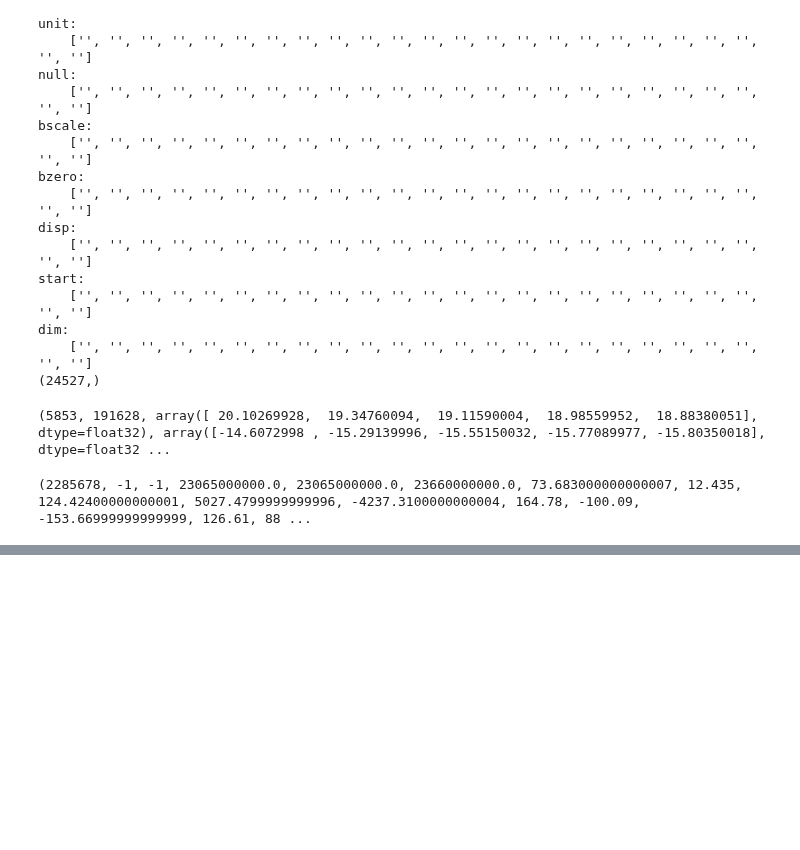
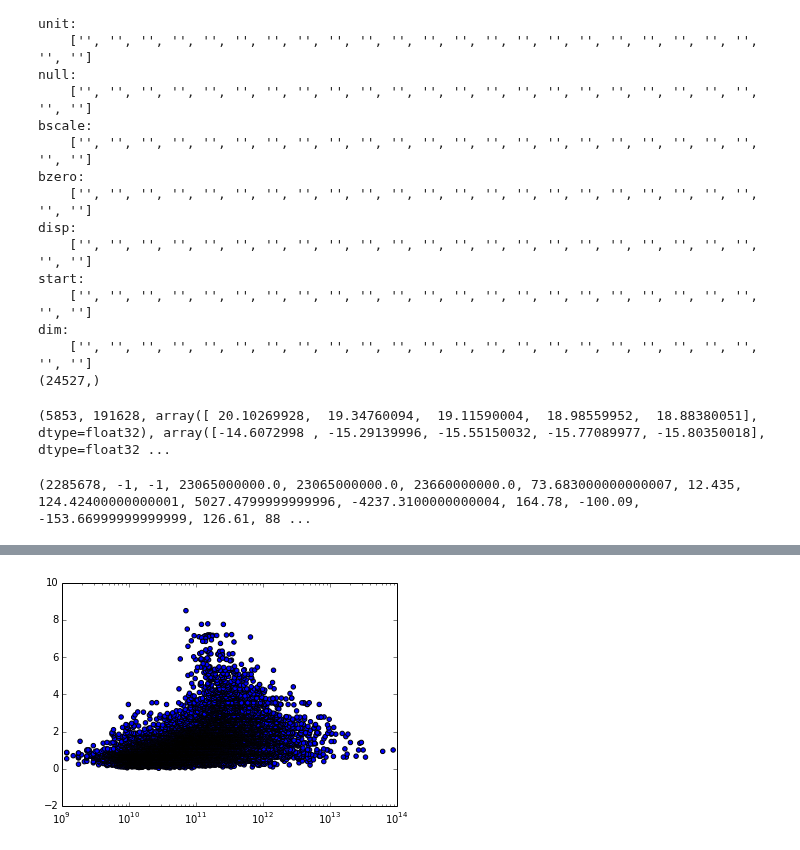
Before and after one commit to Ravirajadrangi/ClusterMassInference, a Jupyter notebook: Playing with Catalogs.ipynb, the cells around one changed output, grey strips where cells are left out. Drawn from its saved outputs; the diff is of its cells as text; code cells hidden in the pictures; blank space fills up the shorter version.

```diff
--- a/Playing with Catalogs.ipynb
+++ b/Playing with Catalogs.ipynb
@@ -294,0 +295,6 @@ plt.scatter(redmapperData['RA'][:1000], redmapperData['DEC'][:1000])
+# %%
+N = trueData.shape[0]
+plt.scatter(trueData['M200'][:N], trueData['Z'][:N])
+plt.xscale('log')
+# %% [output]
+[figure, added]
```
Also changed, not shown: parts of 12 cells of this notebook, 1 other file.
